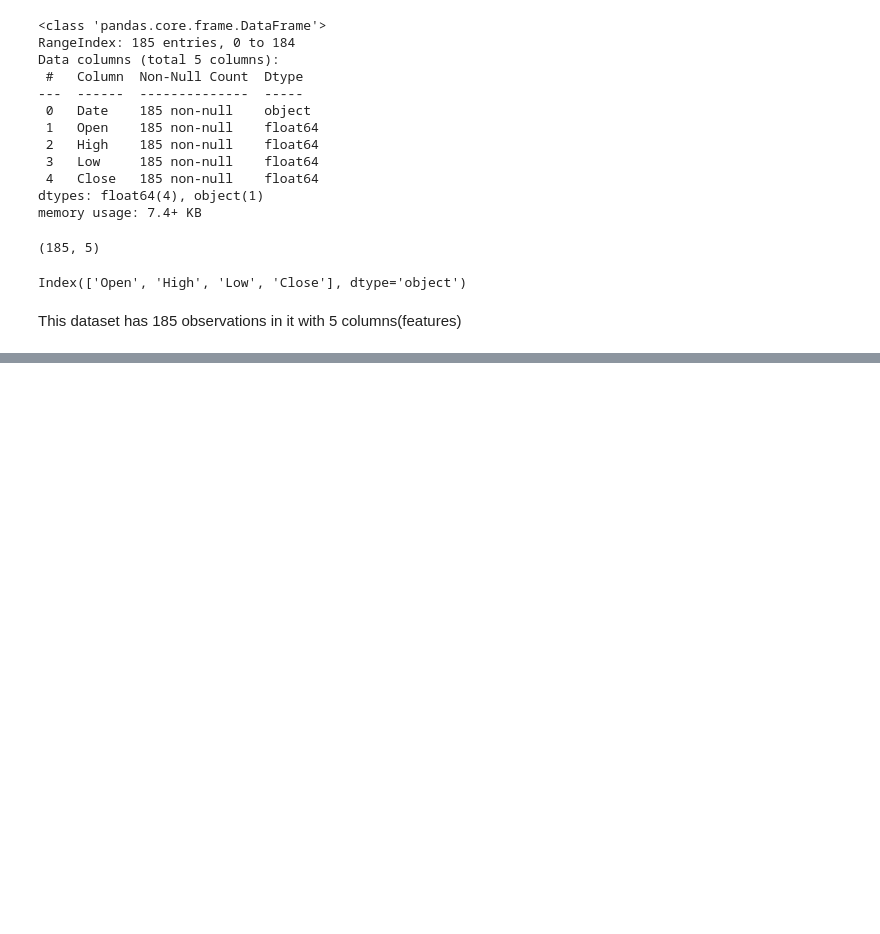
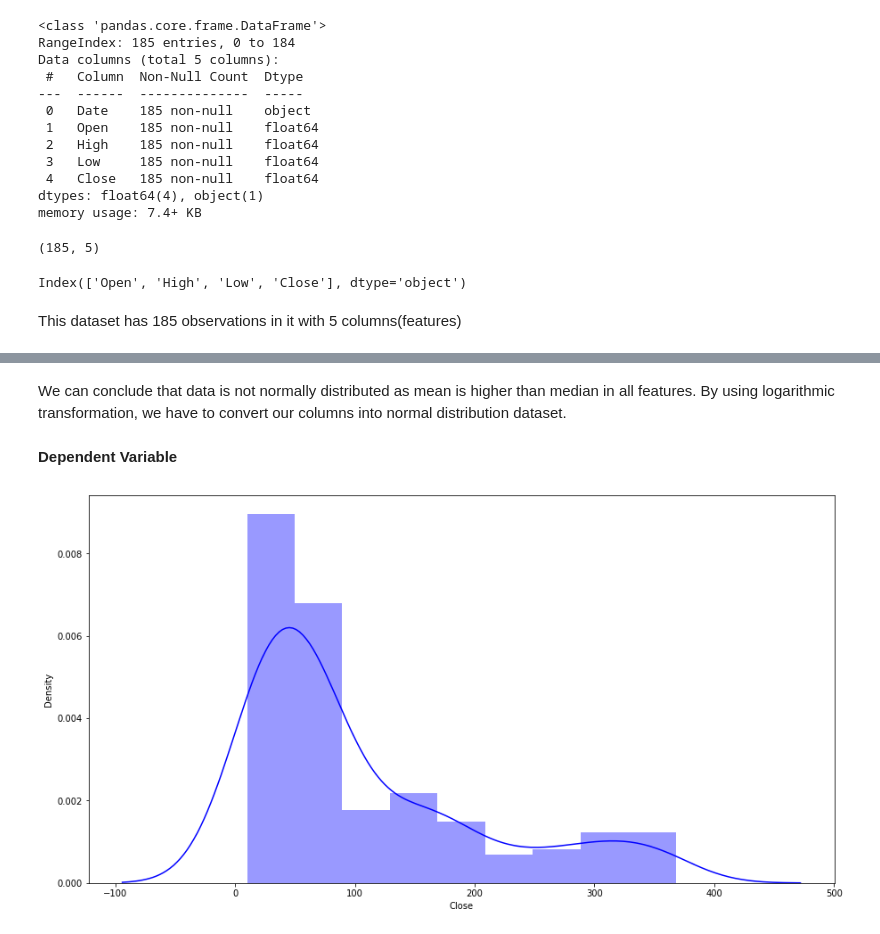
Before and after one commit to Avinash-Saudagar/Yes-Bank-Stock-Price-Prediction, a Jupyter notebook: Yes_bank_Stock_Price_Prediction.ipynb, the cells around one changed output, grey strips where cells are left out. Cells and saved outputs as stored; diff of their text form; code cells hidden in the pictures; blank space fills up the shorter version.

```diff
--- a/Yes_bank_Stock_Price_Prediction.ipynb
+++ b/Yes_bank_Stock_Price_Prediction.ipynb
@@ -97,0 +179,10 @@ This dataset has 185 observations in it with 5 columns(features)
+# %% [markdown]
+We can conclude that data is not normally distributed as mean is higher than median in all features. By using logarithmic transformation, we have to convert our columns into normal distribution dataset.
+# %% [markdown]
+**Dependent Variable**
+# %%
+plt.figure(figsize=(15,8))
+sns.distplot(dataset['Close'],color='blue')
+plt.show()
+# %% [output]
+[figure, added]
```
Also changed, not shown: parts of 17 cells of this notebook.
